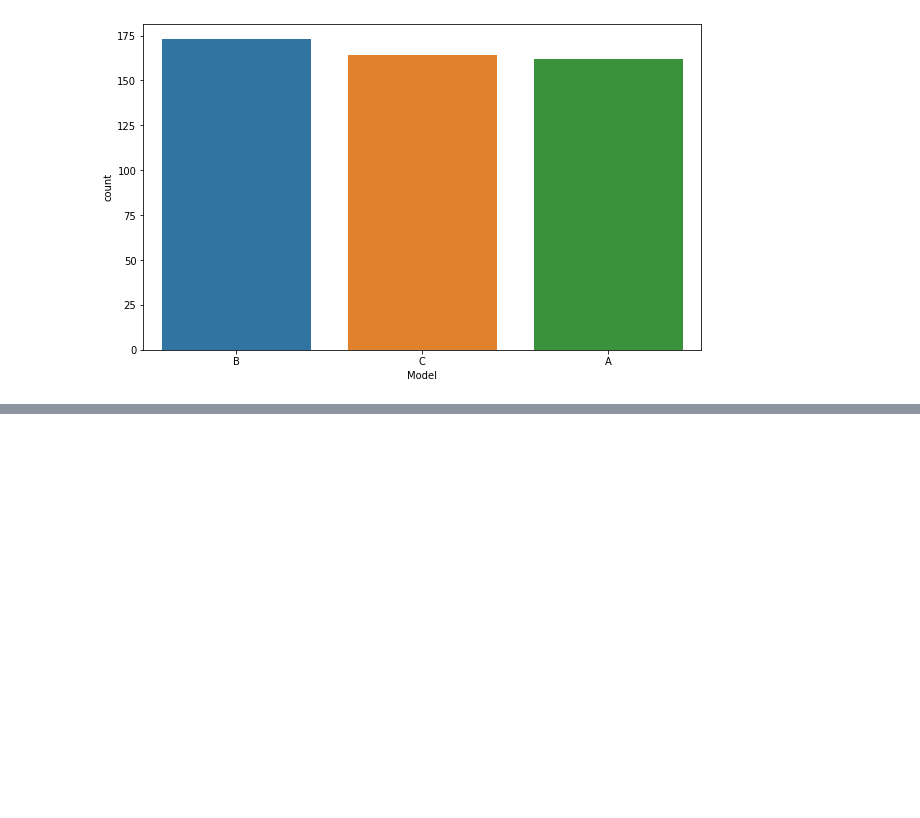
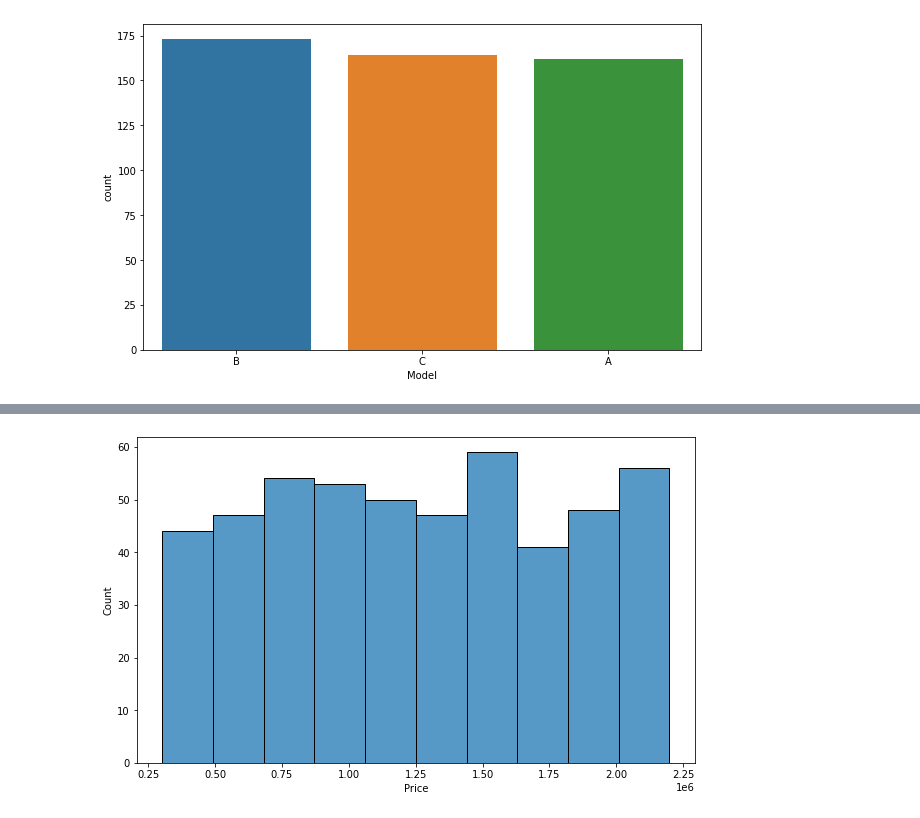
Before and after one commit to zafe312/car_recommender, a Jupyter notebook: car_recommender.ipynb, the cells around one changed output, grey strips where cells are left out. Cells and saved outputs as stored; diff of their text form; code cells hidden in the pictures; blank space fills up the shorter version.

```diff
--- a/car_recommender.ipynb
+++ b/car_recommender.ipynb
@@ -126,0 +133,6 @@ plt.show()
+# %%
+plt.figure(figsize=(10,6))
+sns.histplot(x = df['Price'])
+plt.show()
+# %% [output]
+[figure, added]
```
Also changed, not shown: parts of 4 cells of this notebook.
